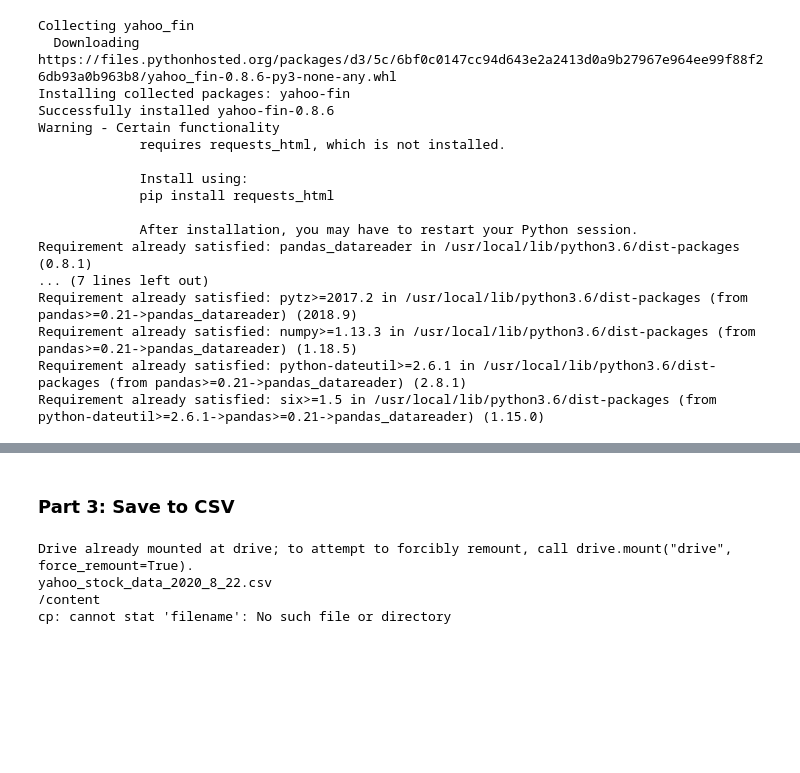
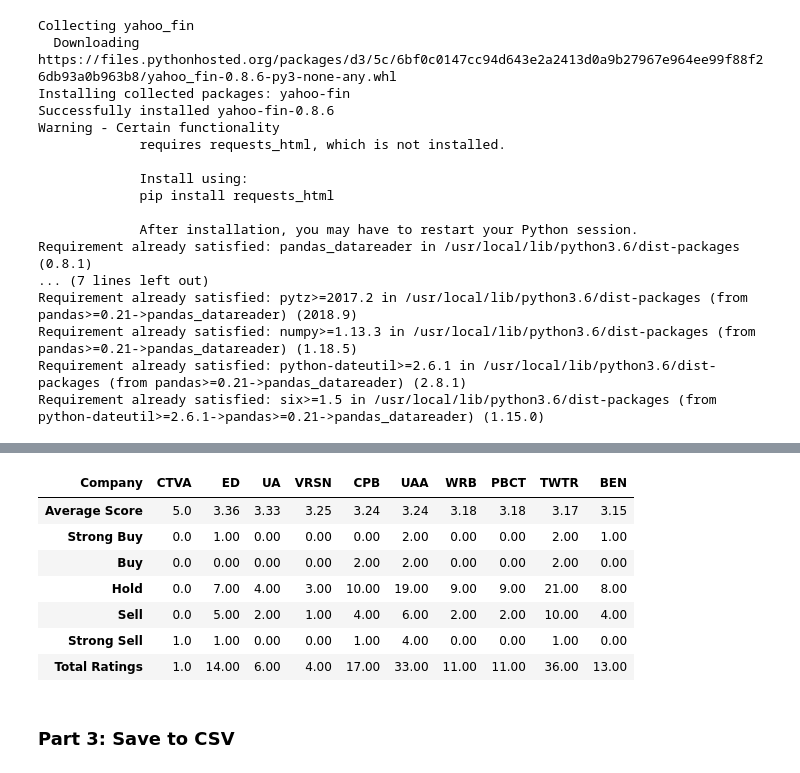
Before and after one commit to jonathannocek/yahoo-finance-stocks, a Jupyter notebook: src/yahoo_stocks.ipynb, the cells around one changed output, grey strips where cells are left out. Saved outputs shown, nothing was run; the diff lists cells and outputs as text; code cells hidden in the pictures; blank space fills up the shorter version.

```diff
--- a/src/yahoo_stocks.ipynb
+++ b/src/yahoo_stocks.ipynb
@@ -82,15 +157,19 @@ df.transpose()
+# %%
+# Get 10 stocks with the worst ratings
+df_current_month.sort_values(by="Average Score", ascending=False).head(10).transpose()
+# %% [output]
+| Company | CTVA | ED | UA | VRSN | CPB | UAA | WRB | PBCT | TWTR | BEN |
+| Average Score | 5.0 | 3.36 | 3.33 | 3.25 | 3.24 | 3.24 | 3.18 | 3.18 | 3.17 | 3.15 |
+| Strong Buy | 0.0 | 1.00 | 0.00 | 0.00 | 0.00 | 2.00 | 0.00 | 0.00 | 2.00 | 1.00 |
+| Buy | 0.0 | 0.00 | 0.00 | 0.00 | 2.00 | 2.00 | 0.00 | 0.00 | 2.00 | 0.00 |
+| Hold | 0.0 | 7.00 | 4.00 | 3.00 | 10.00 | 19.00 | 9.00 | 9.00 | 21.00 | 8.00 |
+| Sell | 0.0 | 5.00 | 2.00 | 1.00 | 4.00 | 6.00 | 2.00 | 2.00 | 10.00 | 4.00 |
+| Strong Sell | 1.0 | 1.00 | 0.00 | 0.00 | 1.00 | 4.00 | 0.00 | 0.00 | 1.00 | 0.00 |
+| Total Ratings | 1.0 | 14.00 | 6.00 | 4.00 | 17.00 | 33.00 | 11.00 | 11.00 | 36.00 | 13.00 |
 # %% [markdown]
 ### **Part 3: Save to CSV**
 # %%
-from google.colab import drive
-import datetime
-
-drive.mount('drive')
+# Save files
 now = datetime.datetime.now()
-filename = f"yahoo_stock_data_{now.year}_{now.month}_{now.day}.csv"
-df.to_csv(filename)
+df.to_csv(f"yahoo_stock_data_{now.year}_{now.month}_{now.day}_old.csv")
+df_current_month.to_csv(f"yahoo_stock_data_{now.year}_{now.month}_{now.day}_current.csv")
-# %% [output]
-Drive already mounted at drive; to attempt to forcibly remount, call drive.mount("drive", force_remount=True).
-yahoo_stock_data_2020_8_22.csv
-/content
-cp: cannot stat 'filename': No such file or directory
```
Also changed, not shown: parts of 11 cells of this notebook.
